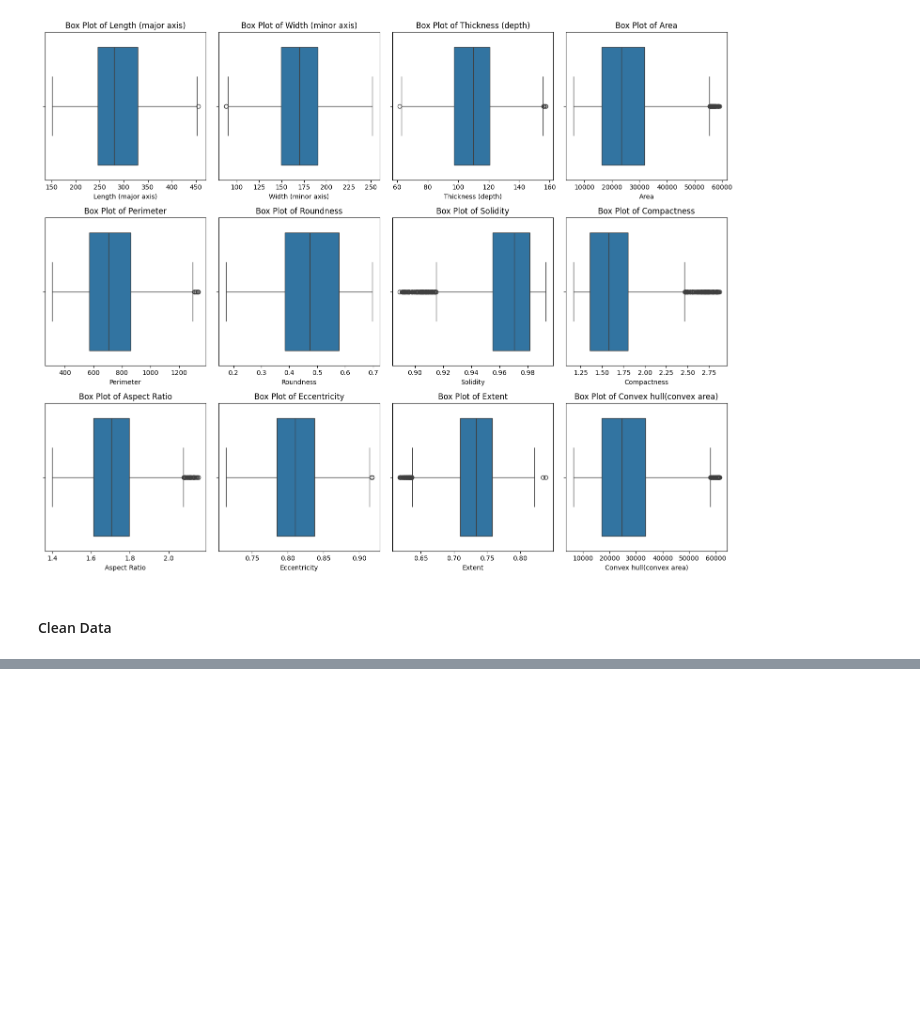
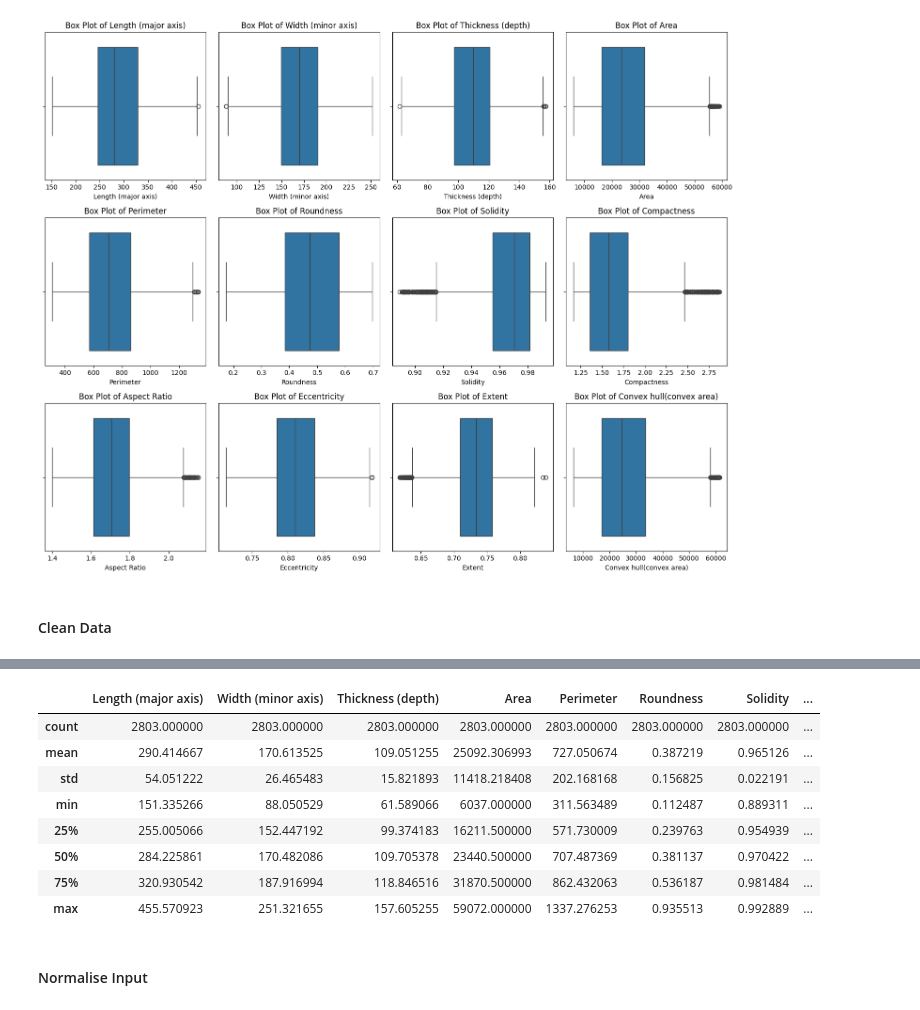
Before and after one commit to DvZ02/Almond_Classifier, a Jupyter notebook: almond_classifier.ipynb, the cells around one changed output, grey strips where cells are left out. Drawn from its saved outputs; the diff is of its cells as text; code cells hidden in the pictures; blank space fills up the shorter version.

```diff
--- a/almond_classifier.ipynb
+++ b/almond_classifier.ipynb
@@ -220,0 +246,14 @@ clean_data['Type'].value_counts()
+# %%
+data_cleaned.describe()
+# %% [output]
+|  | Length (major axis) | Width (minor axis) | Thickness (depth) | Area | Perimeter | Roundness | Solidity | ... |
+| count | 2803.000000 | 2803.000000 | 2803.000000 | 2803.000000 | 2803.000000 | 2803.000000 | 2803.000000 | ... |
+| mean | 290.414667 | 170.613525 | 109.051255 | 25092.306993 | 727.050674 | 0.387219 | 0.965126 | ... |
+| std | 54.051222 | 26.465483 | 15.821893 | 11418.218408 | 202.168168 | 0.156825 | 0.022191 | ... |
+| min | 151.335266 | 88.050529 | 61.589066 | 6037.000000 | 311.563489 | 0.112487 | 0.889311 | ... |
+| 25% | 255.005066 | 152.447192 | 99.374183 | 16211.500000 | 571.730009 | 0.239763 | 0.954939 | ... |
+| 50% | 284.225861 | 170.482086 | 109.705378 | 23440.500000 | 707.487369 | 0.381137 | 0.970422 | ... |
+| 75% | 320.930542 | 187.916994 | 118.846516 | 31870.500000 | 862.432063 | 0.536187 | 0.981484 | ... |
+| max | 455.570923 | 251.321655 | 157.605255 | 59072.000000 | 1337.276253 | 0.935513 | 0.992889 | ... |
+# %% [markdown]
+#### Normalise Input
```
Also changed, not shown: parts of 20 cells of this notebook.
